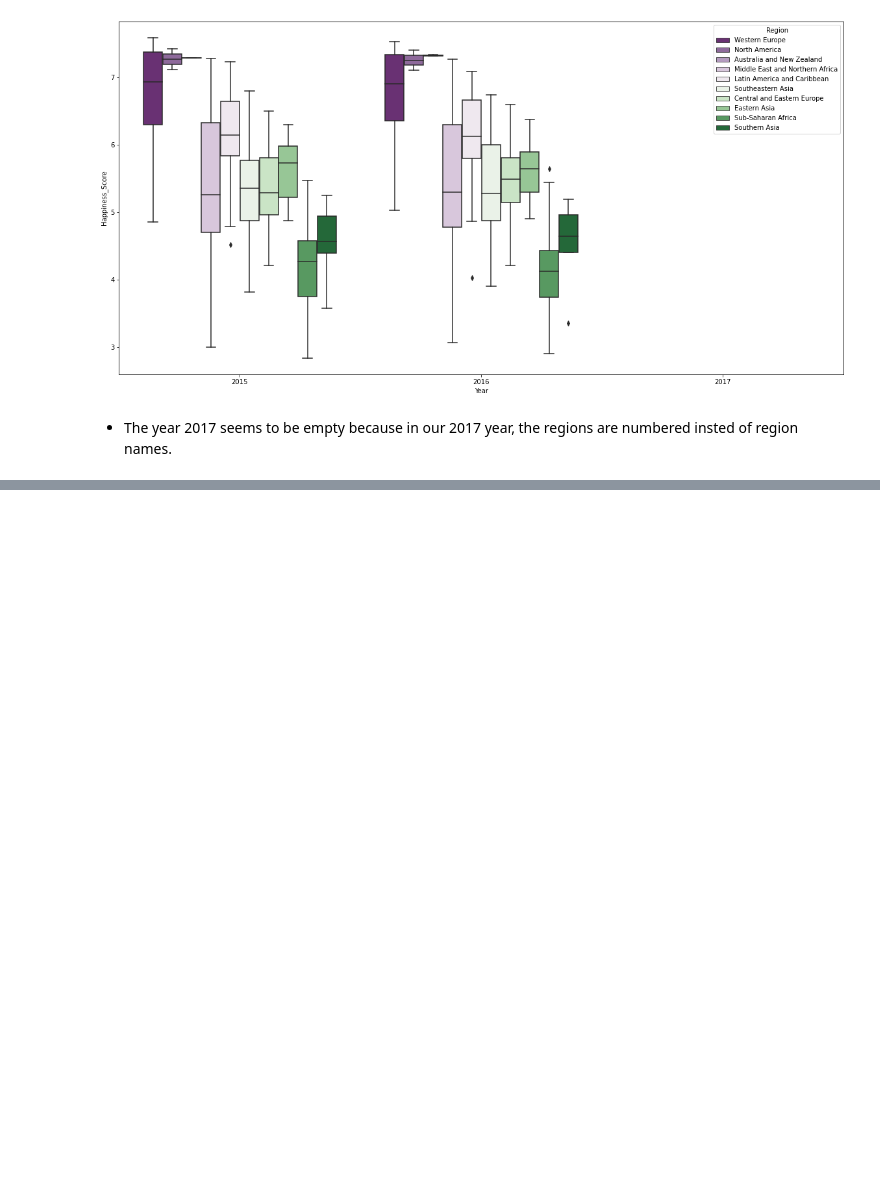
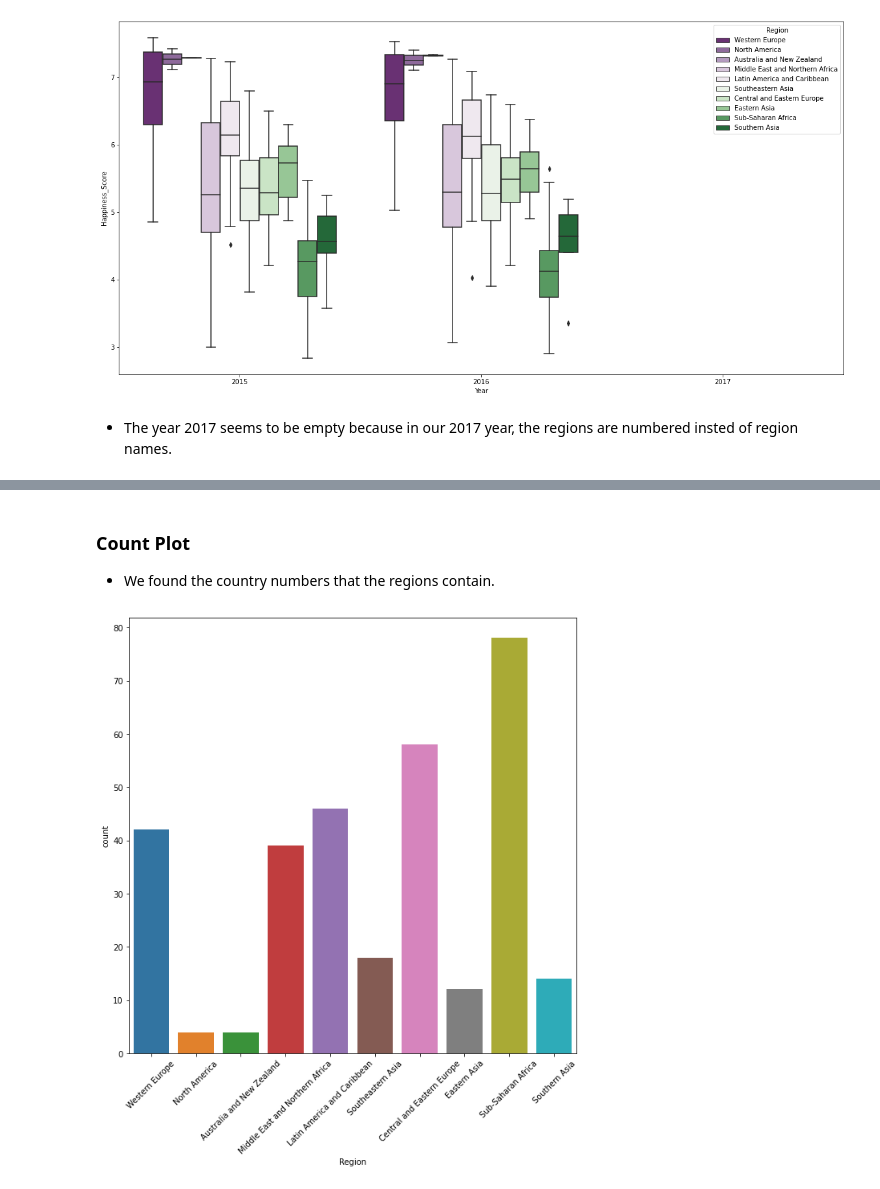
Before and after one commit to ApurbaKumarMajumder/Machine-Learning, a Jupyter notebook: Models/World_Happiness_Report_Data_Compilation.ipynb, the cells around one changed output, grey strips where cells are left out. Cells and saved outputs as stored; diff of their text form; code cells hidden in the pictures; blank space fills up the shorter version.

```diff
--- a/Models/World_Happiness_Report_Data_Compilation.ipynb
+++ b/Models/World_Happiness_Report_Data_Compilation.ipynb
@@ -378,0 +401,11 @@ plt.show()
+# %% [markdown]
+### Count Plot
+
+* We found the country numbers that the regions contain.
+# %%
+f, ax = plt.subplots(figsize = (10, 10))
+sns.countplot(data_concat.Region, ax = ax)
+plt.xticks(rotation = 45)
+plt.show()
+# %% [output]
+[figure, added]
```
Also changed, not shown: parts of 6 cells of this notebook, 1 other file.
